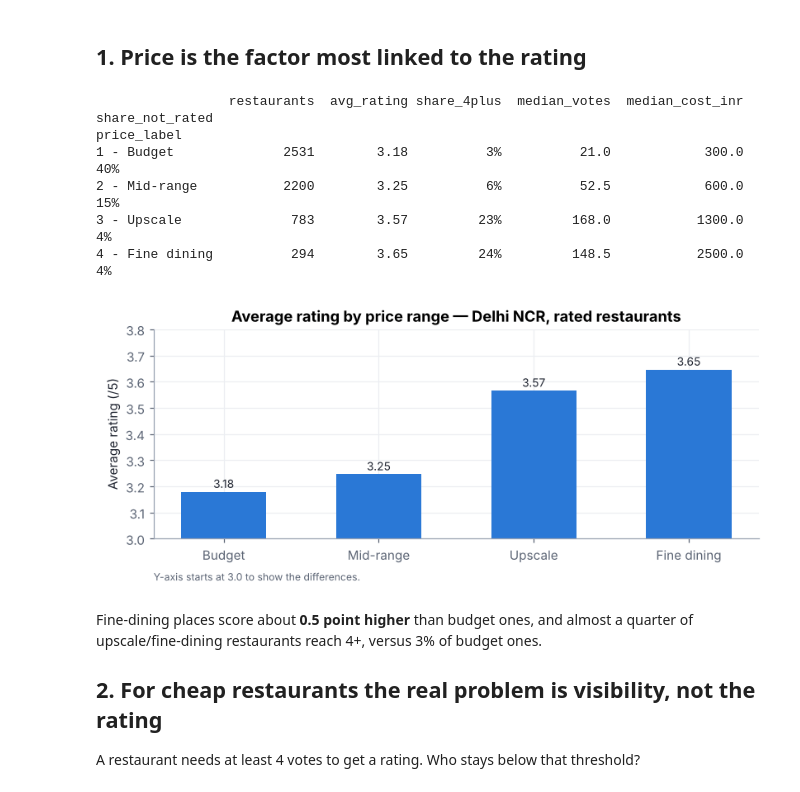
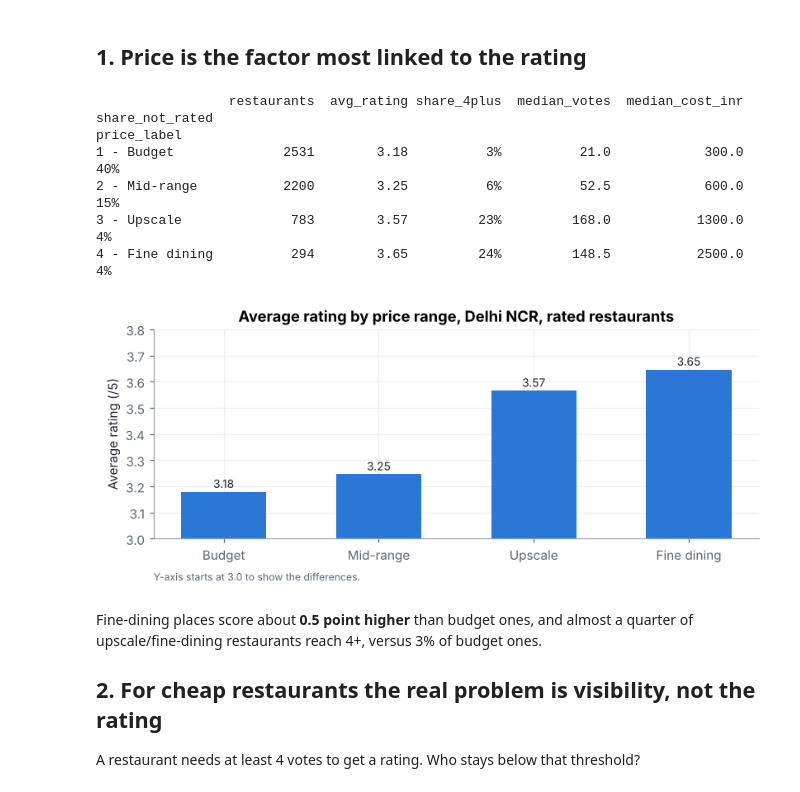
Before and after one commit to lolopaul208/zomato-Note-restaurant-, a Jupyter notebook: analysis.ipynb, the cells around one changed output. Cells and saved outputs as stored; diff of their text form; code cells hidden in the pictures.

Commit message:
Remove em dashes from README, notebook and charts
Co-Authored-By: Claude Opus 5.5 <noreply@anthropic.com>
Claude-Session: https://claude.ai/code/session_01PvdbJfkUJEkWPGfozsGeSC

```diff
--- a/analysis.ipynb
+++ b/analysis.ipynb
@@ -35,34 +35,34 @@ Average if 'not rated' were wrongly kept as 0: 2.40 / 5
 # %%
 by_price = rated.groupby("price_label").agg(
     restaurants=("restaurant_id", "size"),
     avg_rating=("aggregate_rating", "mean"),
     share_4plus=("aggregate_rating", lambda s: (s >= 4).mean()),
     median_votes=("votes", "median"),
     median_cost_inr=("average_cost_for_two", "median"),
 )
 by_price["share_not_rated"] = 1 - ncr.groupby("price_label")["is_rated"].mean()
 display_table = by_price.copy()
 for c in ["share_4plus", "share_not_rated"]:
     display_table[c] = (display_table[c] * 100).round(0).astype(int).astype(str) + "%"
 print(display_table.round(2).to_string())
 
 fig, ax = plt.subplots(figsize=(7.5, 3.4))
 labels = [l.split(" - ")[1] for l in by_price.index]
 bars = ax.bar(labels, by_price["avg_rating"], color=BLUE, width=0.55)
 ax.set_ylim(3.0, 3.8); ax.set_ylabel("Average rating (/5)")
-ax.set_title("Average rating by price range — Delhi NCR, rated restaurants")
+ax.set_title("Average rating by price range, Delhi NCR, rated restaurants")
 for b, v in zip(bars, by_price["avg_rating"]):
     ax.text(b.get_x() + b.get_width()/2, v + 0.015, f"{v:.2f}", ha="center", color=INK, fontsize=9)
 ax.text(0, -0.2, "Y-axis starts at 3.0 to show the differences.", transform=ax.transAxes, fontsize=8, color="#5b6474")
 plt.tight_layout(); plt.savefig("charts/01_rating_by_price.png", dpi=150); plt.show()
 # %% [output]
                  restaurants  avg_rating share_4plus  median_votes  median_cost_inr share_not_rated
 price_label
 1 - Budget              2531        3.18          3%          21.0            300.0             40%
 2 - Mid-range           2200        3.25          6%          52.5            600.0             15%
 3 - Upscale              783        3.57         23%         168.0           1300.0              4%
 4 - Fine dining          294        3.65         24%         148.5           2500.0              4%
-[figure, old version]
+[figure, new version]
 # %% [markdown]
 Fine-dining places score about **0.5 point higher** than budget ones, and almost a quarter of upscale/fine-dining restaurants reach 4+, versus 3% of budget ones.
 
```
Also changed, not shown: parts of 6 cells of this notebook, 3 other files.
